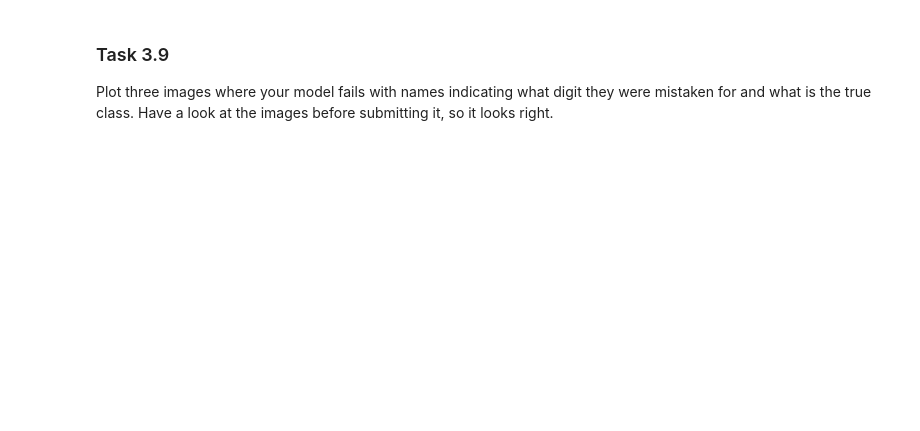
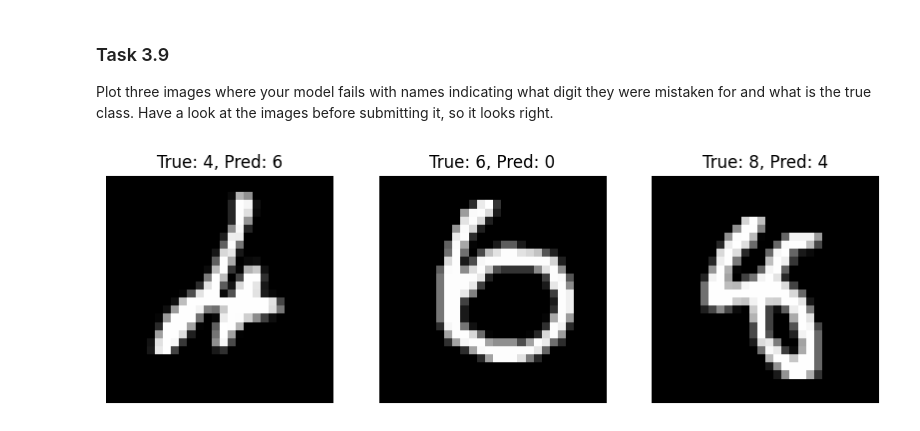
Before and after one commit to afonsov21/Image-analysis, a Jupyter notebook: L4/lab_4_students.ipynb, the cells around one changed output. Cells and saved outputs as stored; diff of their text form; code cells hidden in the pictures; blank space fills up the shorter version.

```diff
--- a/L4/lab_4_students.ipynb
+++ b/L4/lab_4_students.ipynb
@@ -764,5 +906,26 @@ for cls, metric in test_metrics.items():
 ### Task 3.9
 Plot three images where your model fails with names indicating what digit they were mistaken for and what is the true class. Have a look at the images before submitting it, so it looks right.
 # %%
-# YOUR CODE HERE
-raise NotImplementedError()
+errors = []
+for images, labels in test_loader:
+    images_dev = images.to(device)
+    outputs = better_model_trained(images_dev)
+    _, predicted = torch.max(outputs, 1)
+
+    for i in range(len(labels)):
+        if predicted[i] != labels[i]:
+            errors.append((images[i], labels[i].item(), predicted[i].item()))
+        if len(errors) == 3:
+            break
+    if len(errors) == 3:
+        break
+
+plt.figure(figsize=(10, 4))
+for idx, (img, true_label, pred_label) in enumerate(errors):
+    plt.subplot(1, 3, idx + 1)
+    plt.imshow(img.squeeze(), cmap='gray')
+    plt.title(f"True: {true_label}, Pred: {pred_label}")
+    plt.axis('off')
+plt.show()
+# %% [output]
+[figure, added]
```
Also changed, not shown: parts of 18 cells of this notebook, 1 other file.
